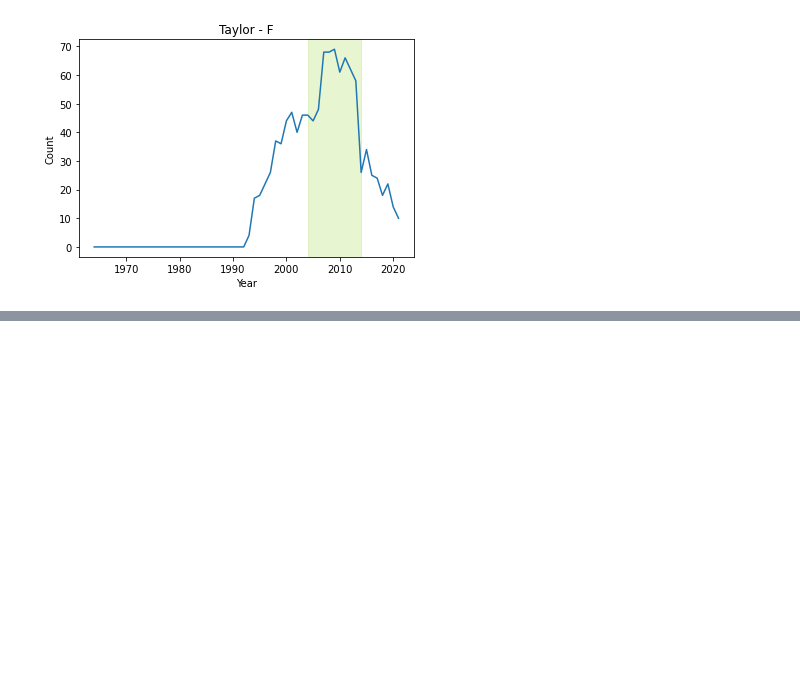
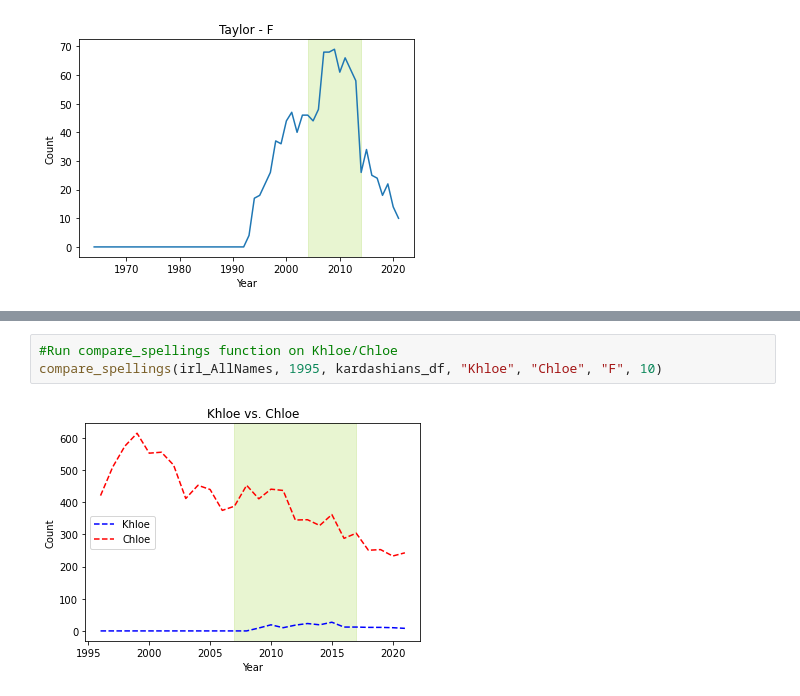
Before and after one commit to lisawhyte/UCDPA_LisaWhyte, a Jupyter notebook: BabyNames.ipynb, the cells around one changed output, grey strips where cells are left out. Cells and saved outputs as stored; diff of their text form; blank space fills up the shorter version.

```diff
--- a/BabyNames.ipynb
+++ b/BabyNames.ipynb
@@ -575,0 +600,5 @@ analyse_group(irl_AllNames,solo_singers_df,10)
+# %%
+#Run compare_spellings function on Khloe/Chloe
+compare_spellings(irl_AllNames, 1995, kardashians_df, "Khloe", "Chloe", "F", 10)
+# %% [output]
+[figure, added]
```
Also changed, not shown: parts of 2 cells of this notebook.
